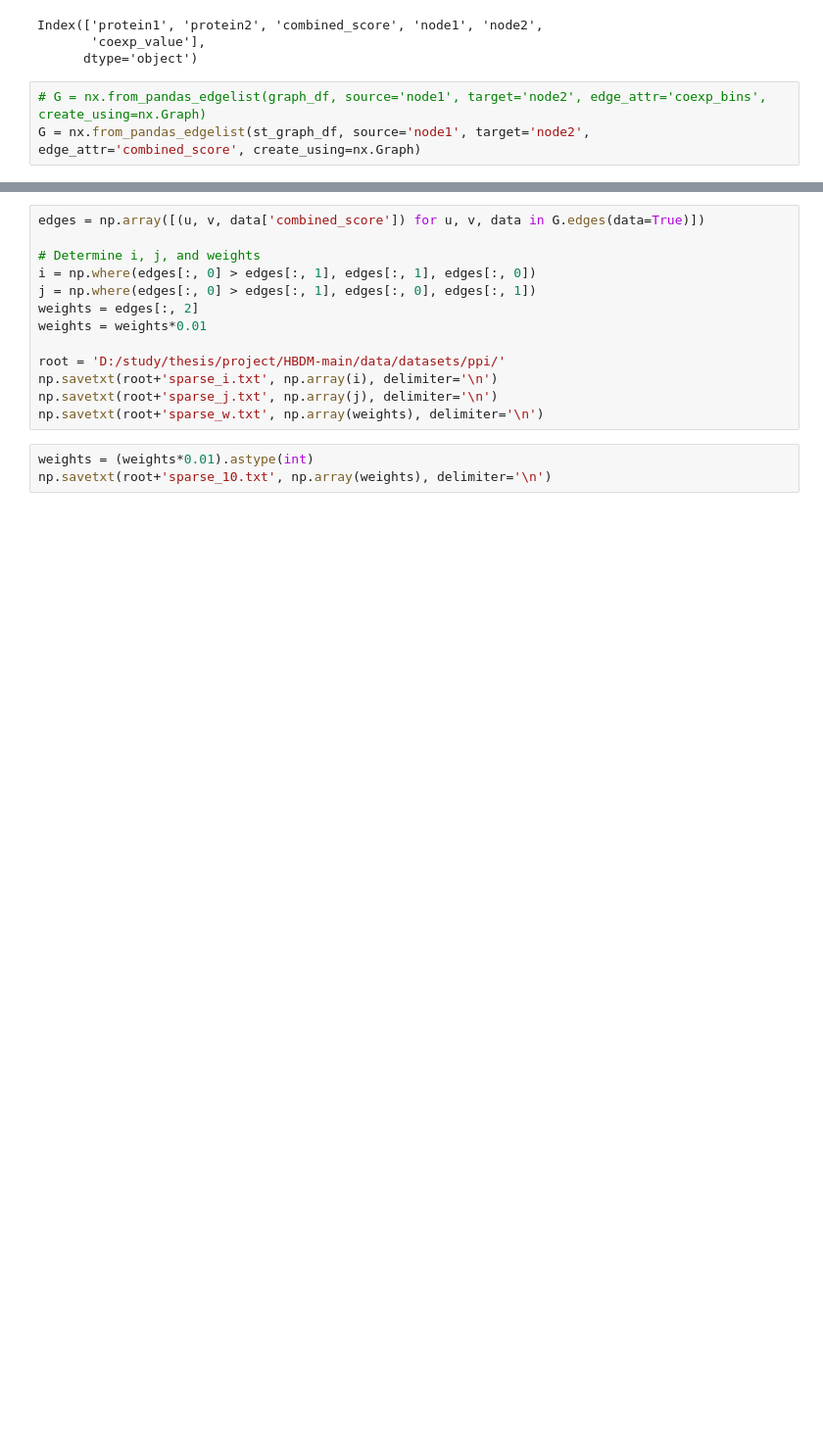
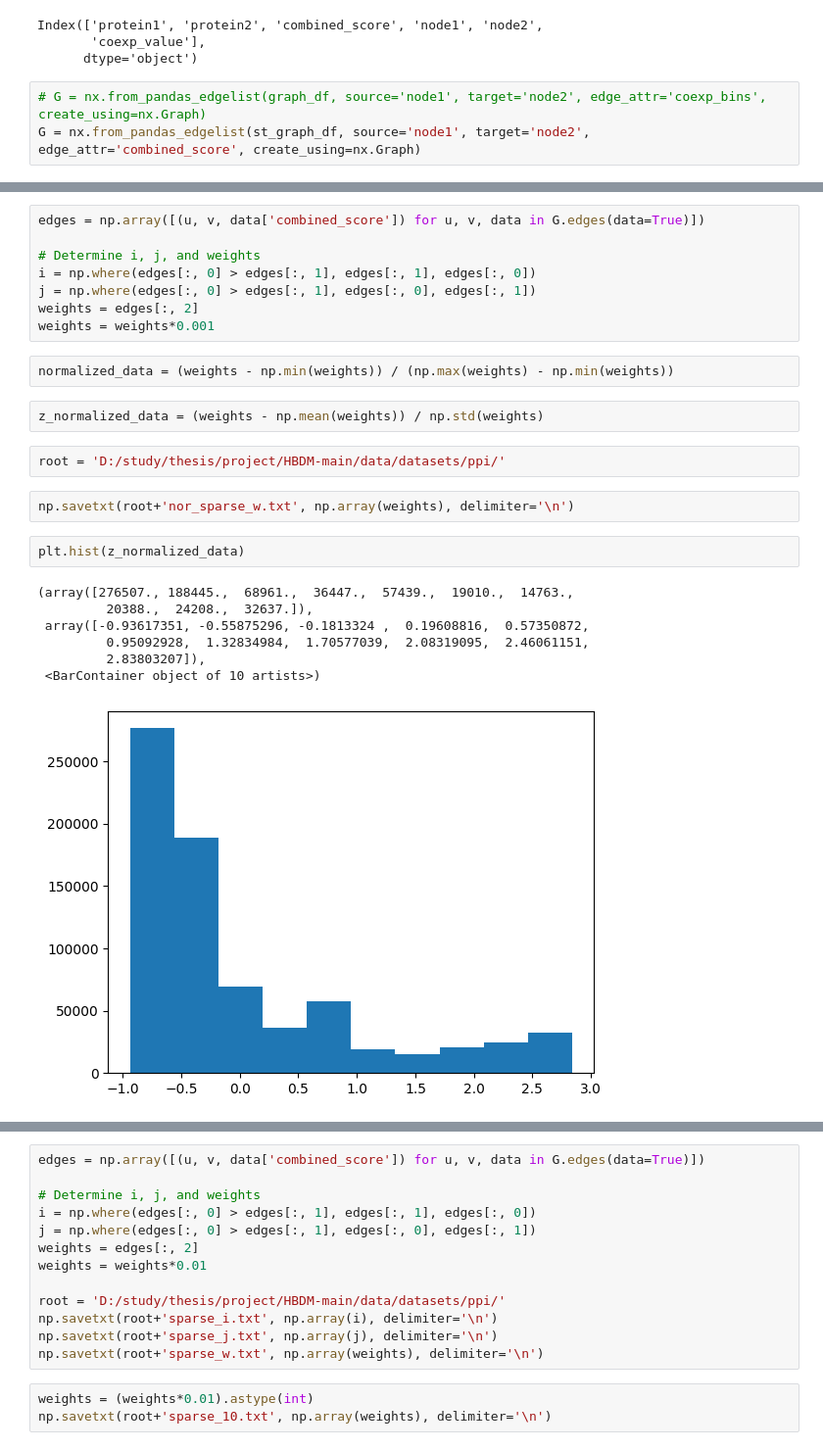
Before and after one commit to ZiyuZhang1/HBDM, a Jupyter notebook: data_process_code/ppi_totext_detail.ipynb, the cells around one changed output, grey strips where cells are left out. Shown at 98% size. Drawn from its saved outputs; the diff is of its cells as text; blank space fills up the shorter version.

```diff
--- a/data_process_code/ppi_totext_detail.ipynb
+++ b/data_process_code/ppi_totext_detail.ipynb
@@ -417,0 +419,26 @@ len(G.nodes)
+# %%
+edges = np.array([(u, v, data['combined_score']) for u, v, data in G.edges(data=True)])
+
+# Determine i, j, and weights
+i = np.where(edges[:, 0] > edges[:, 1], edges[:, 1], edges[:, 0])
+j = np.where(edges[:, 0] > edges[:, 1], edges[:, 0], edges[:, 1])
+weights = edges[:, 2]
+weights = weights*0.001
+# %%
+normalized_data = (weights - np.min(weights)) / (np.max(weights) - np.min(weights))
+# %%
+z_normalized_data = (weights - np.mean(weights)) / np.std(weights)
+# %%
+root = 'D:/study/thesis/project/HBDM-main/data/datasets/ppi/'
+# %%
+np.savetxt(root+'nor_sparse_w.txt', np.array(weights), delimiter='\n')
+# %%
+plt.hist(z_normalized_data)
+# %% [output]
+(array([276507., 188445.,  68961.,  36447.,  57439.,  19010.,  14763.,
+         20388.,  24208.,  32637.]),
+ array([-0.93617351, -0.55875296, -0.1813324 ,  0.19608816,  0.57350872,
+         0.95092928,  1.32834984,  1.70577039,  2.08319095,  2.46061151,
+         2.83803207]),
+ <BarContainer object of 10 artists>)
+[figure, added]
```
Also changed, not shown: parts of 10 cells of this notebook, 13 other files.
